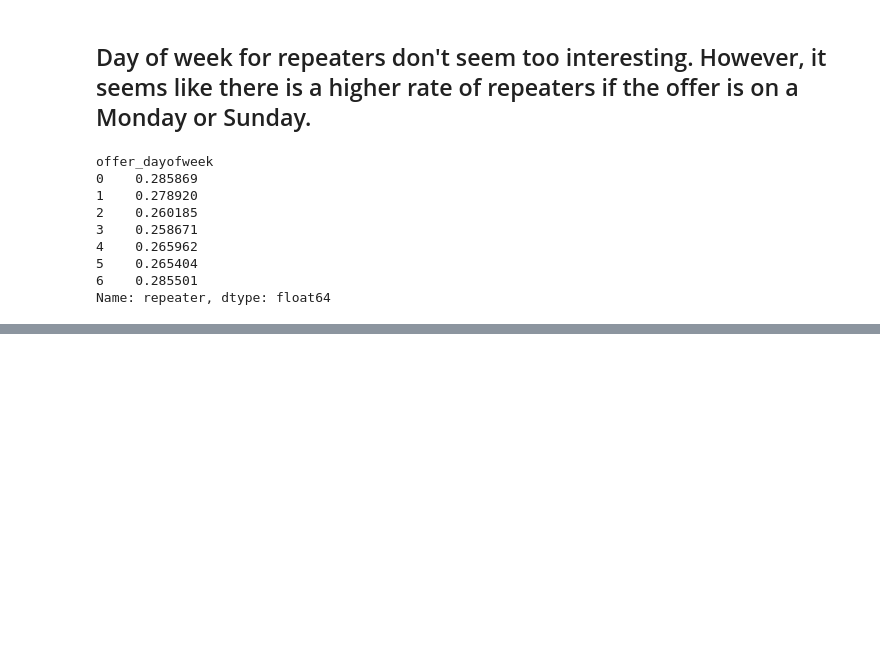
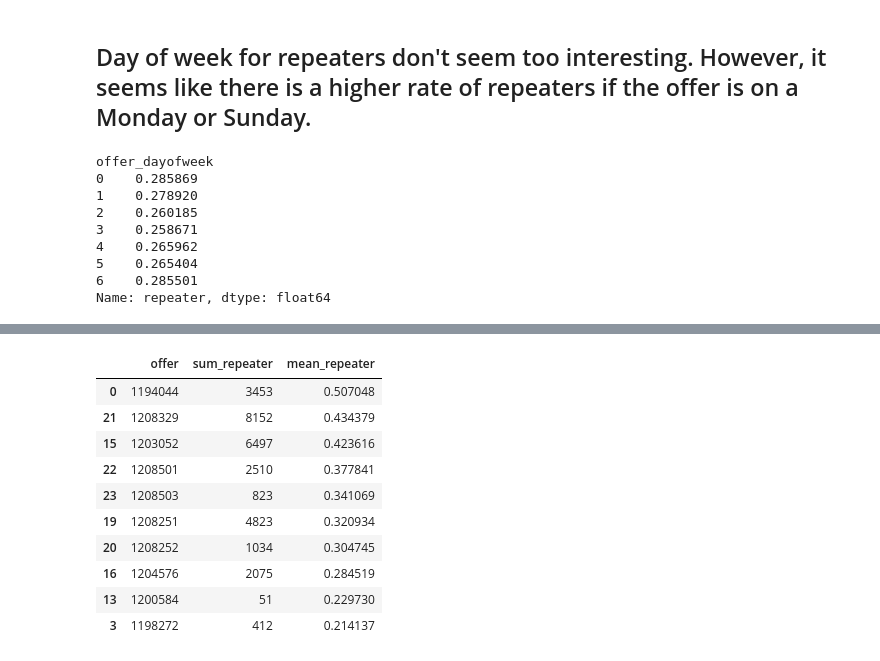
Before and after one commit to shivathudi/spark_rads, a Jupyter notebook: notebooks/EDA.ipynb, the cells around one changed output, grey strips where cells are left out. Cells and saved outputs as stored; diff of their text form; code cells hidden in the pictures; blank space fills up the shorter version.

```diff
--- a/notebooks/EDA.ipynb
+++ b/notebooks/EDA.ipynb
@@ -464,0 +507,19 @@ Name: repeater, dtype: float64
+# %%
+# Group offers and find mean and sum repeaters
+agg = {'repeater':['sum', 'mean']}
+offer_grp = train.groupby('offer').agg(agg).reset_index()
+offer_grp.columns = offer_grp.columns.droplevel()
+offer_grp.columns = ['offer', 'sum_repeater', 'mean_repeater']
+offer_grp.sort_values('mean_repeater', ascending=False).head(10)
+# %% [output]
+|  | offer | sum_repeater | mean_repeater |
+| 0 | 1194044 | 3453 | 0.507048 |
+| 21 | 1208329 | 8152 | 0.434379 |
+| 15 | 1203052 | 6497 | 0.423616 |
+| 22 | 1208501 | 2510 | 0.377841 |
+| 23 | 1208503 | 823 | 0.341069 |
+| 19 | 1208251 | 4823 | 0.320934 |
+| 20 | 1208252 | 1034 | 0.304745 |
+| 16 | 1204576 | 2075 | 0.284519 |
+| 13 | 1200584 | 51 | 0.229730 |
+| 3 | 1198272 | 412 | 0.214137 |
```
Also changed, not shown: parts of 4 cells of this notebook, 1 other file.
